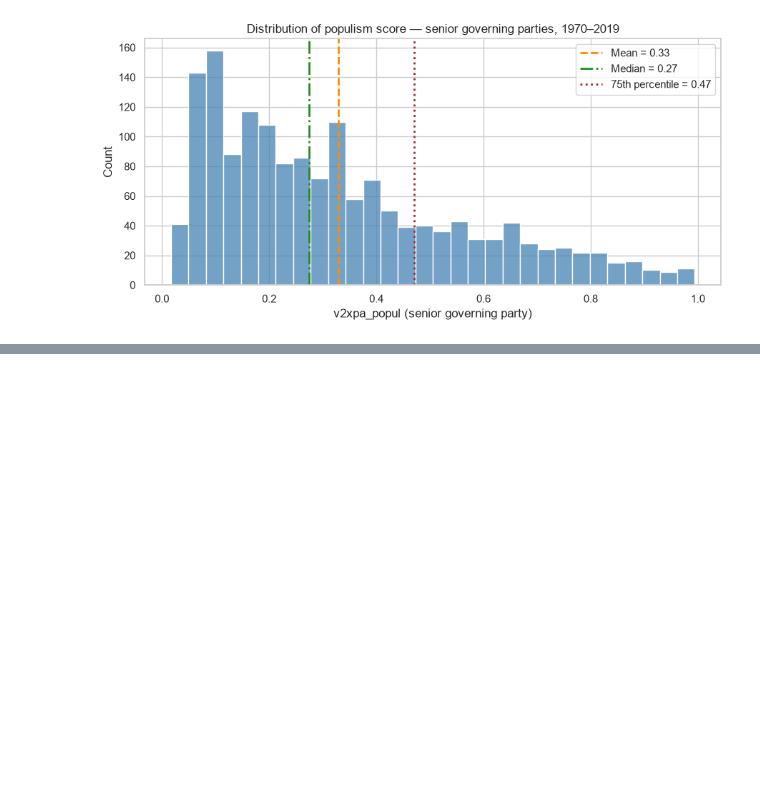
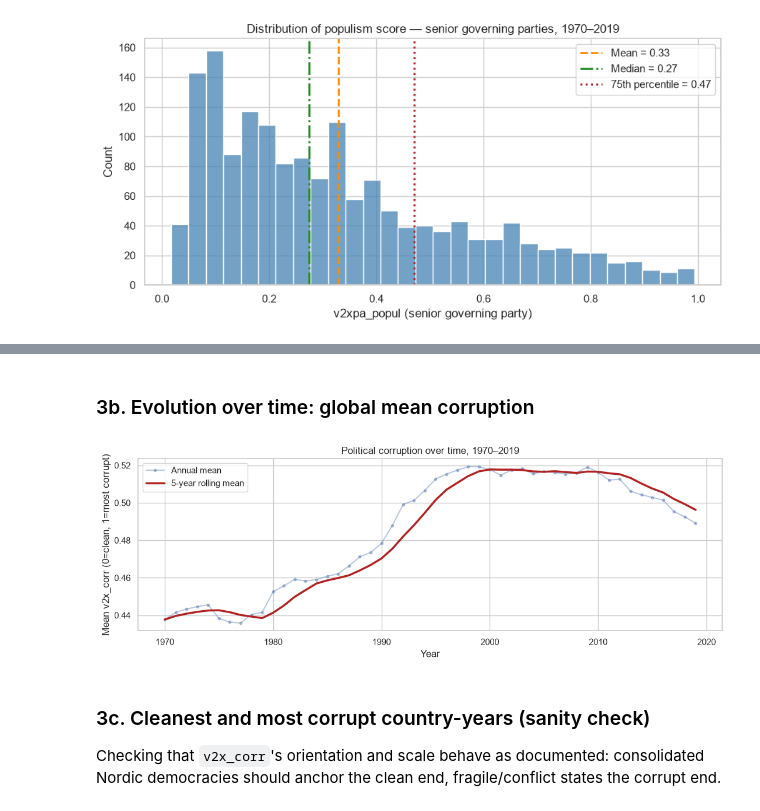
Before and after one commit to VYelisieievV/data-science-lab-bicocca, a Jupyter notebook: notebooks/01_eda_populism_corruption.ipynb, the cells around one changed output, grey strips where cells are left out. Drawn from its saved outputs; the diff is of its cells as text; code cells hidden in the pictures; blank space fills up the shorter version.

```diff
--- a/notebooks/01_eda_populism_corruption.ipynb
+++ b/notebooks/01_eda_populism_corruption.ipynb
@@ -335,0 +497,33 @@ plt.show()
+# %% [markdown]
+### 3b. Evolution over time: global mean corruption
+# %%
+yearly_corr = pl.read_database(
+    f"""
+    SELECT year, AVG(v2x_corr) AS mean_corr
+    FROM raw.vdem_country_year
+    WHERE year BETWEEN {ANALYSIS_START_YEAR} AND {ANALYSIS_END_YEAR}
+      AND v2x_corr IS NOT NULL
+    GROUP BY year ORDER BY year
+    """,
+    con,
+).with_columns(
+    pl.col("mean_corr").rolling_mean(window_size=5, min_samples=1).alias("rolling_mean_5y")
+)
+
+fig, ax = plt.subplots(figsize=(11, 4))
+ax.plot(yearly_corr["year"], yearly_corr["mean_corr"],
+        marker="o", markersize=3, alpha=0.4, label="Annual mean")
+ax.plot(yearly_corr["year"], yearly_corr["rolling_mean_5y"],
+        linewidth=2.5, color="firebrick", label="5-year rolling mean")
+ax.set_xlabel("Year")
+ax.set_ylabel("Mean v2x_corr (0=clean, 1=most corrupt)")
+ax.set_title("Political corruption over time, 1970–2019")
+ax.legend()
+fig.tight_layout()
+plt.show()
+# %% [output]
+[figure, added]
+# %% [markdown]
+### 3c. Cleanest and most corrupt country-years (sanity check)
+
+Checking that `v2x_corr`'s orientation and scale behave as documented: consolidated Nordic democracies should anchor the clean end, fragile/conflict states the corrupt end.
```
Also changed, not shown: parts of 16 cells of this notebook, 1 other file.
